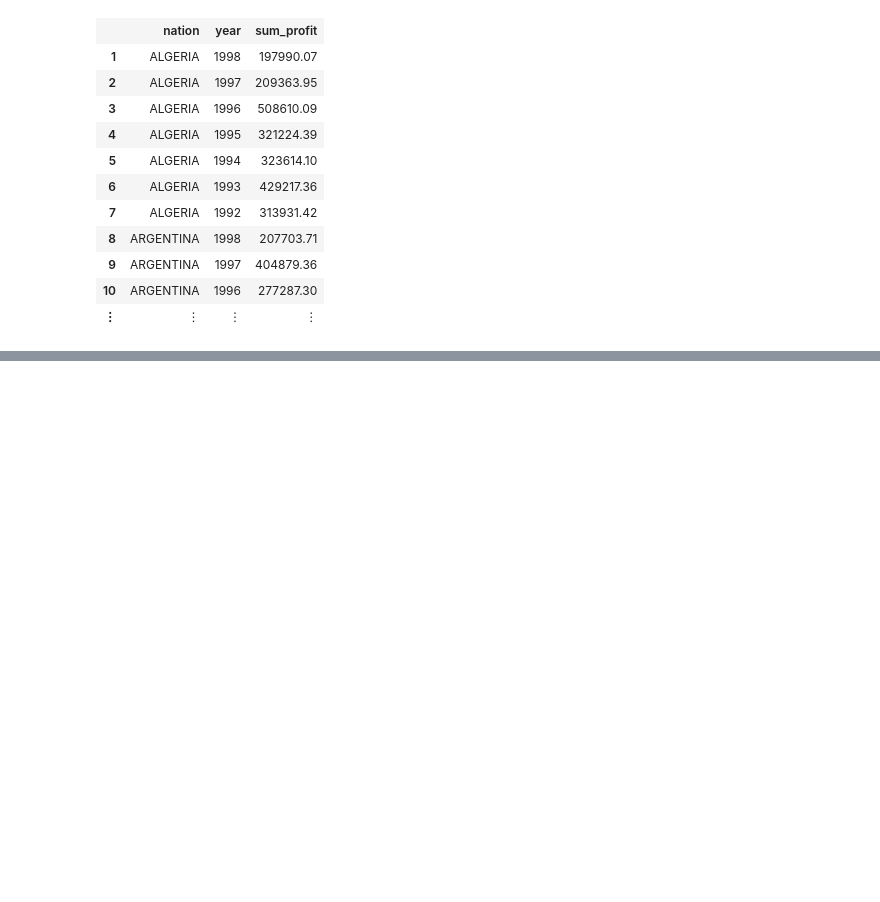
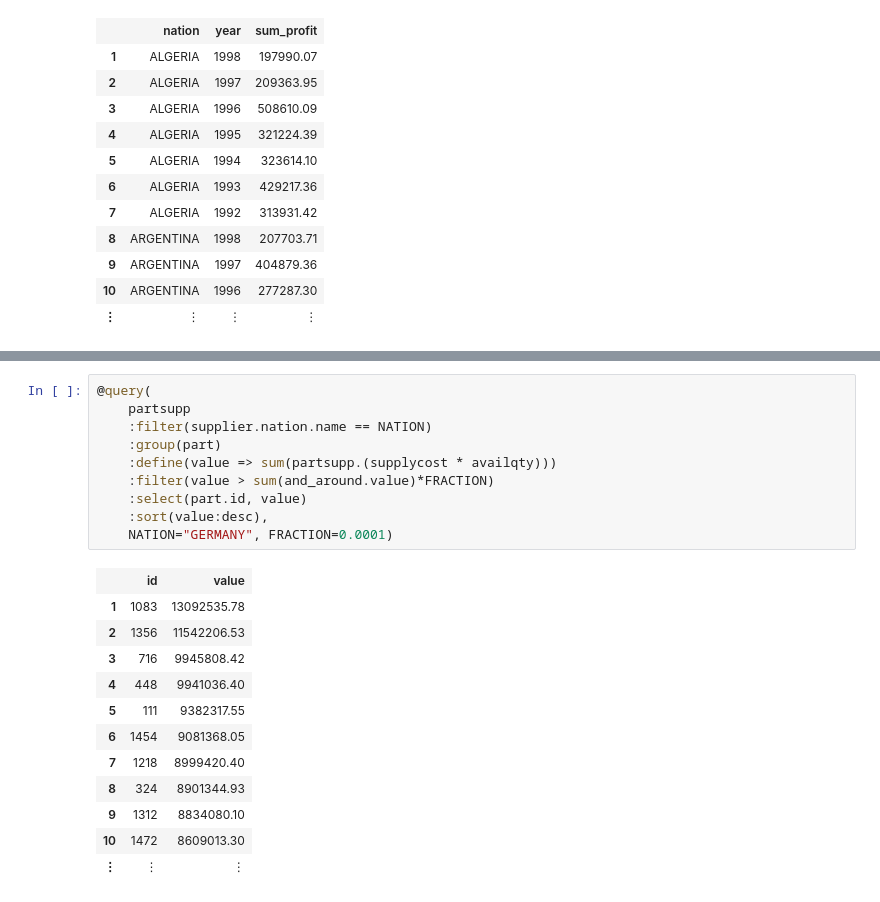
Before and after one commit to rbt-lang/rbt-proto, a Jupyter notebook: jl/demo/tpch-queries.ipynb, the cells around one changed output, grey strips where cells are left out. Cells and saved outputs as stored; diff of their text form; blank space fills up the shorter version.

```diff
--- a/jl/demo/tpch-queries.ipynb
+++ b/jl/demo/tpch-queries.ipynb
@@ -1469,0 +995,23 @@ order by
+# %%
+@query(
+    partsupp
+    :filter(supplier.nation.name == NATION)
+    :group(part)
+    :define(value => sum(partsupp.(supplycost * availqty)))
+    :filter(value > sum(and_around.value)*FRACTION)
+    :select(part.id, value)
+    :sort(value:desc),
+    NATION="GERMANY", FRACTION=0.0001)
+# %% [output]
+|  | id | value |
+| 1 | 1083 | 13092535.78 |
+| 2 | 1356 | 11542206.53 |
+| 3 | 716 | 9945808.42 |
+| 4 | 448 | 9941036.40 |
+| 5 | 111 | 9382317.55 |
+| 6 | 1454 | 9081368.05 |
+| 7 | 1218 | 8999420.40 |
+| 8 | 324 | 8901344.93 |
+| 9 | 1312 | 8834080.10 |
+| 10 | 1472 | 8609013.30 |
+| ⋮ | ⋮ | ⋮ |
```
Also changed, not shown: parts of 51 cells of this notebook, 5 other files.
